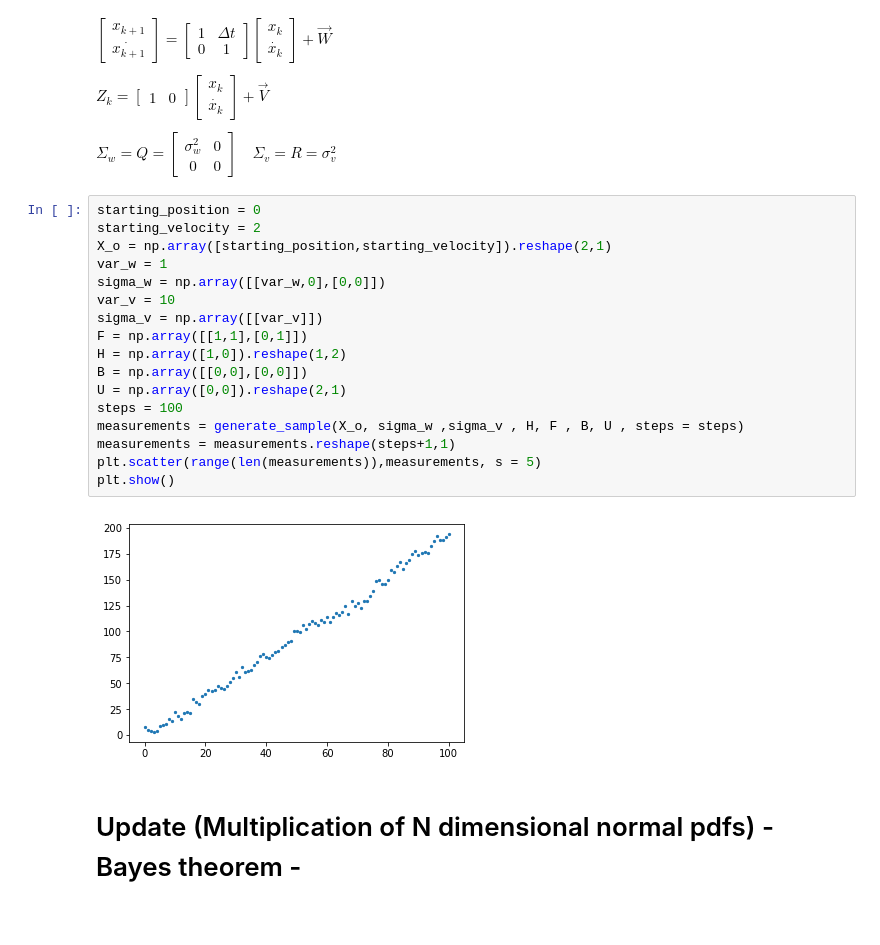
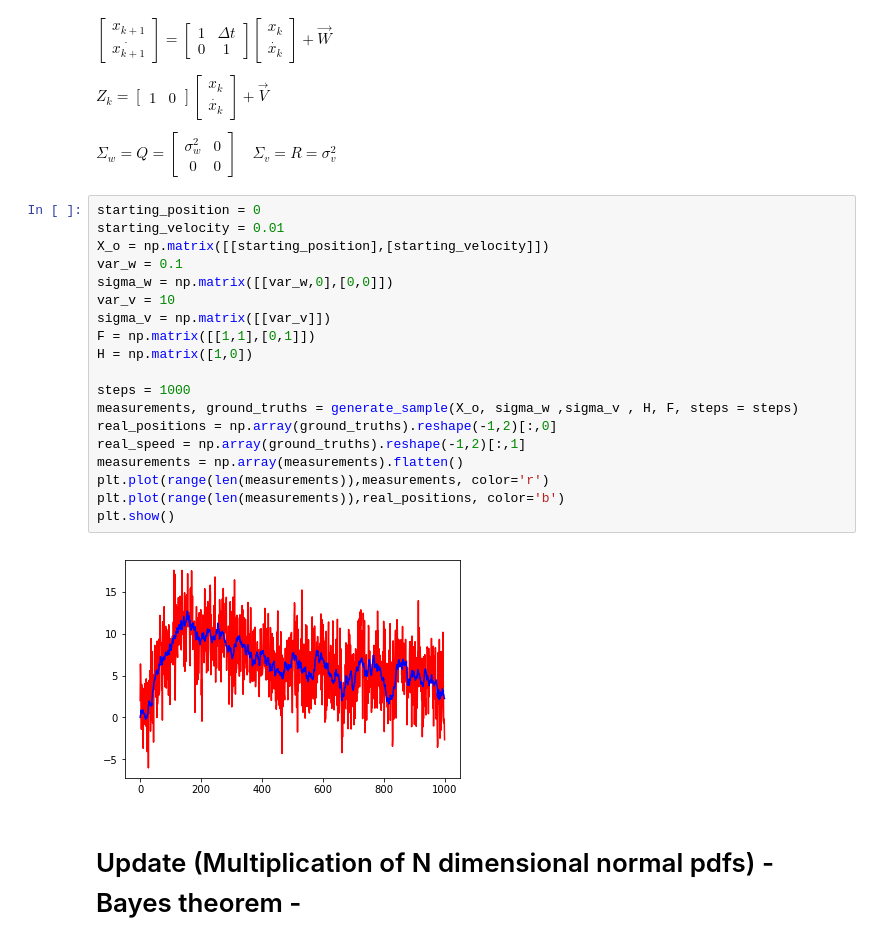
Before and after one commit to jganzabal/Kalman-as-Recursive-Bayesian-Estimation, a Jupyter notebook: 4_Two dimensional Kalman filter.ipynb, the cells around one changed output. Drawn from its saved outputs; the diff is of its cells as text.

```diff
--- a/4_Two dimensional Kalman filter.ipynb
+++ b/4_Two dimensional Kalman filter.ipynb
@@ -43,23 +43,25 @@ $\Sigma_w = Q = \begin{bmatrix}\sigma_w^2 & 0 \\ 0 & 0 \end{bmatrix} \quad
 \Sigma_v = R = \sigma_v^2 $
 # %%
 starting_position = 0
-starting_velocity = 2
-X_o = np.array([starting_position,starting_velocity]).reshape(2,1)
-var_w = 1
-sigma_w = np.array([[var_w,0],[0,0]])
+starting_velocity = 0.01
+X_o = np.matrix([[starting_position],[starting_velocity]])
+var_w = 0.1
+sigma_w = np.matrix([[var_w,0],[0,0]])
 var_v = 10
-sigma_v = np.array([[var_v]])
-F = np.array([[1,1],[0,1]])
-H = np.array([1,0]).reshape(1,2)
-B = np.array([[0,0],[0,0]])
-U = np.array([0,0]).reshape(2,1)
-steps = 100
-measurements = generate_sample(X_o, sigma_w ,sigma_v , H, F , B, U , steps = steps)
-measurements = measurements.reshape(steps+1,1)
-plt.scatter(range(len(measurements)),measurements, s = 5)
+sigma_v = np.matrix([[var_v]])
+F = np.matrix([[1,1],[0,1]])
+H = np.matrix([1,0])
+
+steps = 1000
+measurements, ground_truths = generate_sample(X_o, sigma_w ,sigma_v , H, F, steps = steps)
+real_positions = np.array(ground_truths).reshape(-1,2)[:,0]
+real_speed = np.array(ground_truths).reshape(-1,2)[:,1]
+measurements = np.array(measurements).flatten()
+plt.plot(range(len(measurements)),measurements, color='r')
+plt.plot(range(len(measurements)),real_positions, color='b')
 plt.show()
 # %% [output]
-[figure, old version]
+[figure, new version]
 # %% [markdown]
 # Update (Multiplication of N dimensional normal pdfs) - Bayes theorem -
 # %% [markdown]
```
Also changed, not shown: parts of 7 cells of this notebook, 1 other file.
